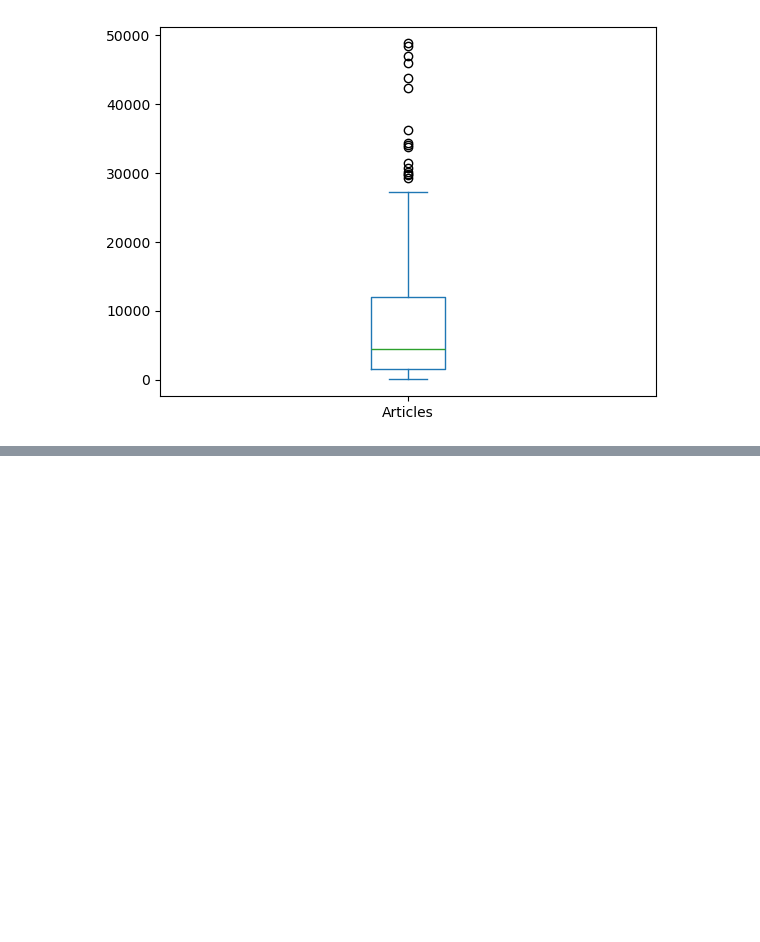
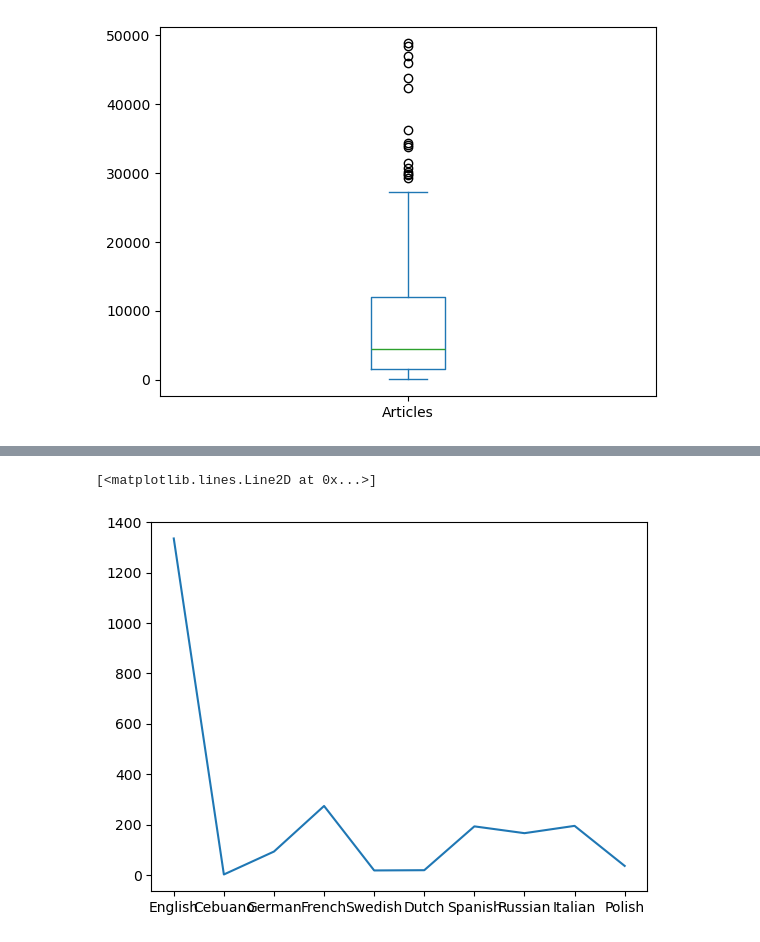
Before and after one commit to mvardhan2003/Wikipedia-Data-Analysis, a Jupyter notebook: Eda_on_wikipedias.ipynb, the cells around one changed output, grey strips where cells are left out. Drawn from its saved outputs; the diff is of its cells as text; code cells hidden in the pictures; blank space fills up the shorter version.

```diff
--- a/Eda_on_wikipedias.ipynb
+++ b/Eda_on_wikipedias.ipynb
@@ -296,0 +306,5 @@ dtype: object
+# %%
+plt.plot(df['Language'][:10],df['Depth'][:10])
+# %% [output]
+[<matplotlib.lines.Line2D at 0x...>]
+[figure, added]
```
Also changed, not shown: parts of 23 cells of this notebook, 2 other files.
